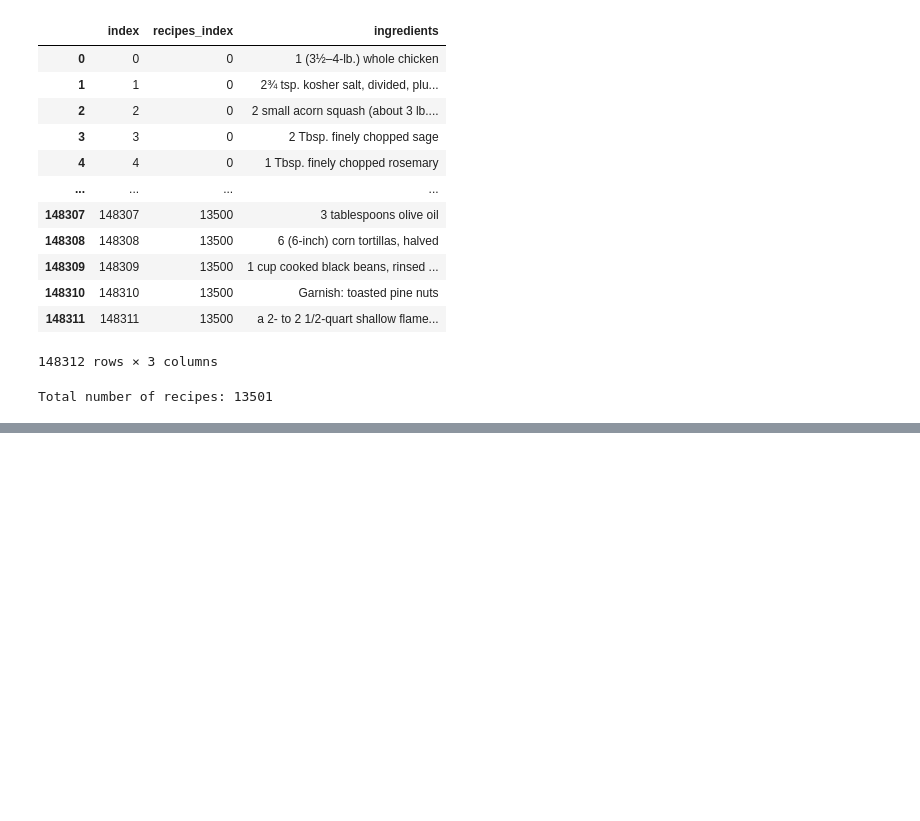
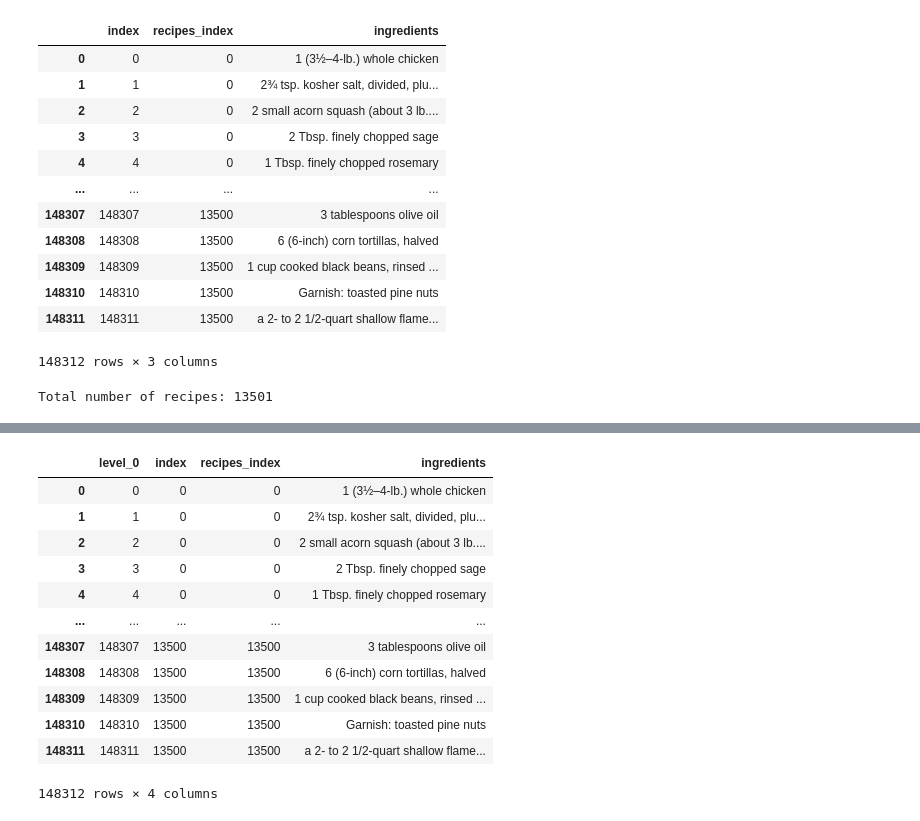
Before and after one commit to bl3e967/SousChefDS, a Jupyter notebook: notebooks/3-eda-explore-kaggle-food-ingredients-and-recipes-dataset/data-cleaning.ipynb, the cells around one changed output, grey strips where cells are left out. Saved outputs shown, nothing was run; the diff lists cells and outputs as text; code cells hidden in the pictures; blank space fills up the shorter version.

```diff
--- a/notebooks/3-eda-explore-kaggle-food-ingredients-and-recipes-dataset/data-cleaning.ipynb
+++ b/notebooks/3-eda-explore-kaggle-food-ingredients-and-recipes-dataset/data-cleaning.ipynb
@@ -134,0 +213,4 @@ Total number of recipes: 13501
+# %%
+recipe_image = catalog.load('recipe_image')
+recipe_ingredients = catalog.load('recipe_ingredients')
+recipe = catalog.load('recipe')
@@ -134,0 +231,3 @@ Total number of recipes: 13501
+# %%
+recipe_ingredients
+# %% [output]
@@ -134,0 +235,13 @@ Total number of recipes: 13501
+|  | level_0 | index | recipes_index | ingredients |
+| 0 | 0 | 0 | 0 | 1 (3½–4-lb.) whole chicken |
+| 1 | 1 | 0 | 0 | 2¾ tsp. kosher salt, divided, plu... |
+| 2 | 2 | 0 | 0 | 2 small acorn squash (about 3 lb.... |
+| 3 | 3 | 0 | 0 | 2 Tbsp. finely chopped sage |
+| 4 | 4 | 0 | 0 | 1 Tbsp. finely chopped rosemary |
+| ... | ... | ... | ... | ... |
+| 148307 | 148307 | 13500 | 13500 | 3 tablespoons olive oil |
+| 148308 | 148308 | 13500 | 13500 | 6 (6-inch) corn tortillas, halved |
+| 148309 | 148309 | 13500 | 13500 | 1 cup cooked black beans, rinsed ... |
+| 148310 | 148310 | 13500 | 13500 | Garnish: toasted pine nuts |
+| 148311 | 148311 | 13500 | 13500 | a 2- to 2 1/2-quart shallow flame... |
+148312 rows × 4 columns
```
Also changed, not shown: parts of 18 cells of this notebook, 1 other file.
